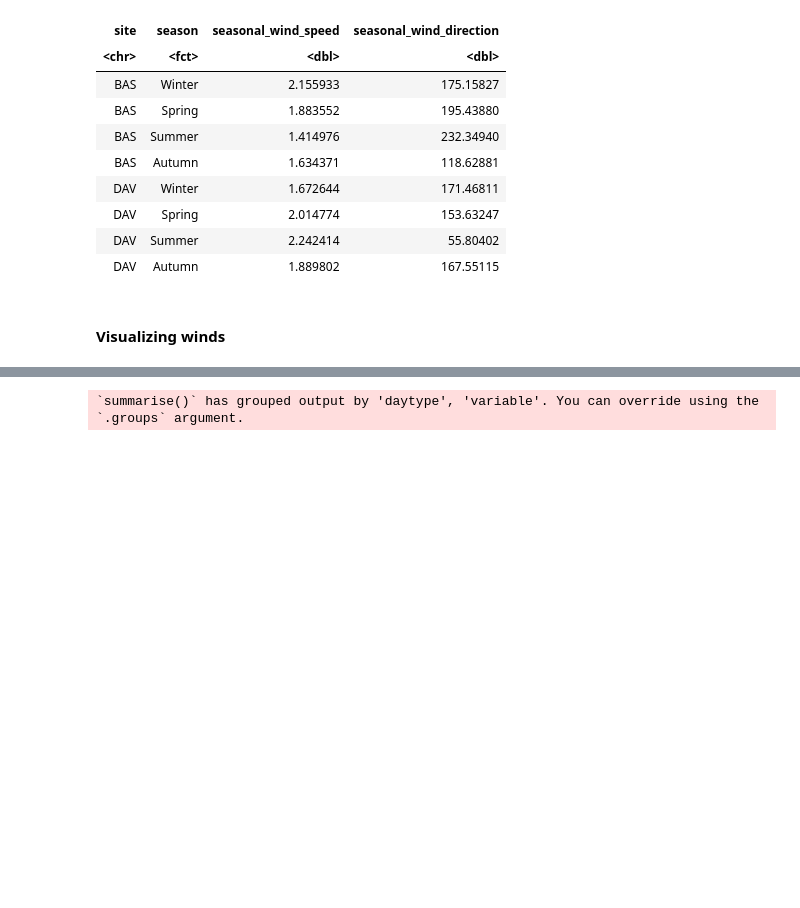
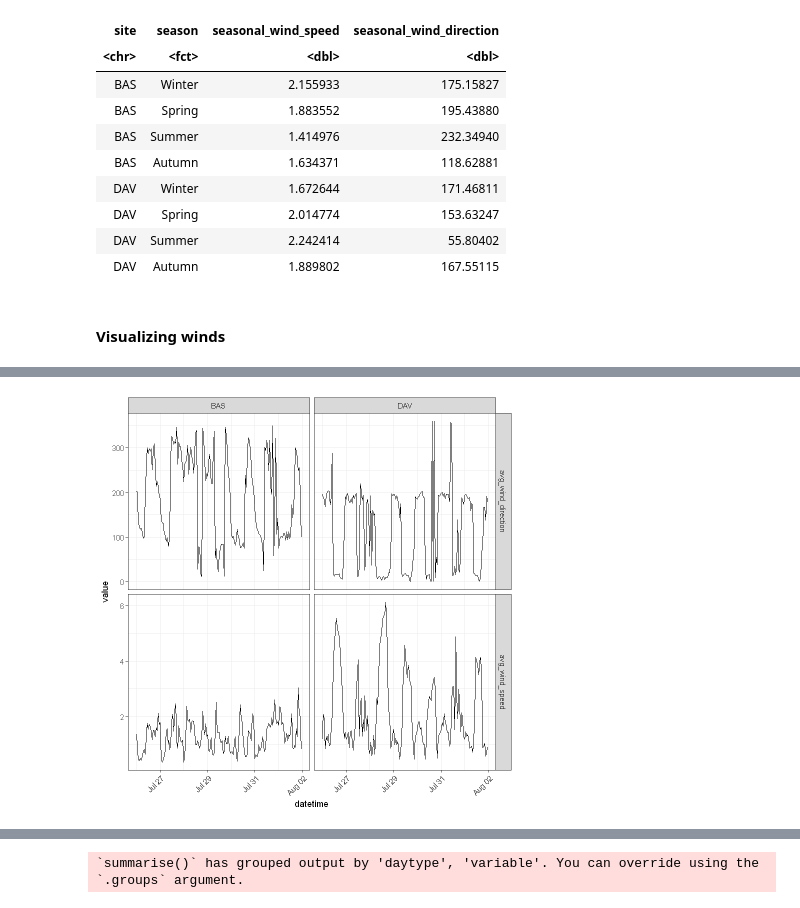
Before and after one commit to matheogodenzi/Air_pollution, a Jupyter notebook: Seasonal_Averages.ipynb, the cells around one changed output, grey strips where cells are left out. Cells and saved outputs as stored; diff of their text form; code cells hidden in the pictures; blank space fills up the shorter version.

```diff
--- a/Seasonal_Averages.ipynb
+++ b/Seasonal_Averages.ipynb
@@ -903,0 +906,4 @@ ggsave("outputs/season_windroses.jpeg", plot = seasons_windrose_plot, width = 12
+# %%
+example.dates <- date("2024-08-01") + seq(-6, 0)
+example.df <- df %>% filter(date(datetime) %in% example.dates)
+str(example.df)
@@ -903,0 +928,9 @@ ggsave("outputs/season_windroses.jpeg", plot = seasons_windrose_plot, width = 12
+# %%
+example.df %>%
+  pivot_longer(c(avg_wind_direction, avg_wind_speed), names_to = "variable", values_to = "value") %>%
+  ggplot+
+  facet_grid(variable~site, scale="free_y")+
+  geom_line(aes(datetime, value))+
+  theme(axis.text.x = element_text(angle = 45, hjust=1))
+# %% [output]
+[figure, added]
```
Also changed, not shown: parts of 31 cells of this notebook, 7 other files.
